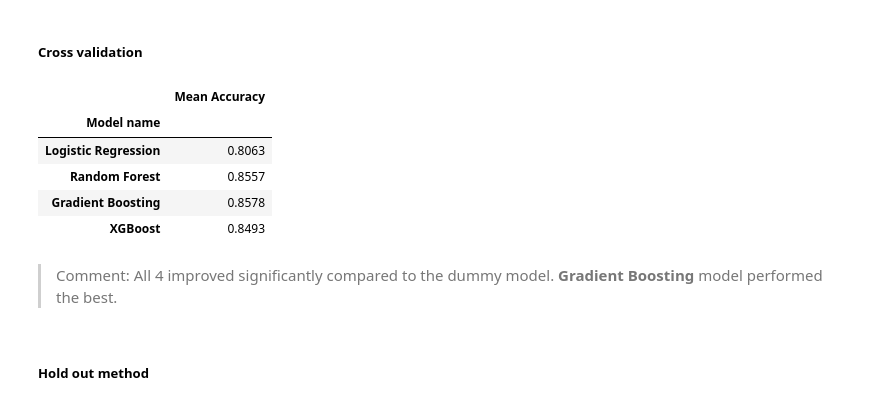
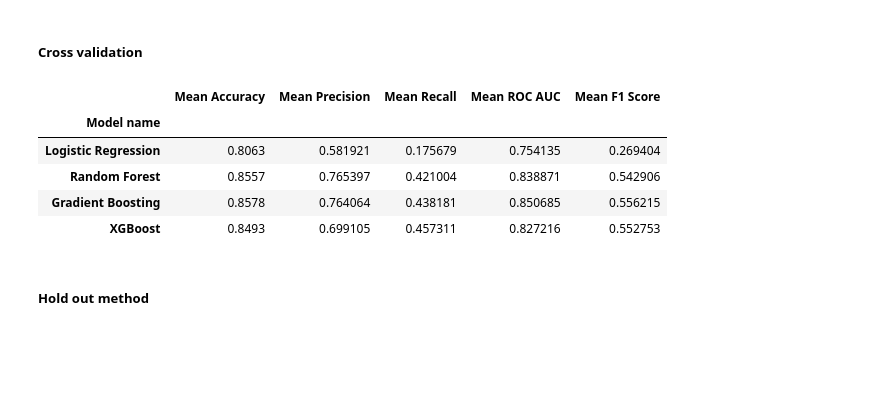
Before and after one commit to raydiwill/customers-churm-ml-app, a Jupyter notebook: notebook/build_model.ipynb, the cells around one changed output. Saved outputs shown, nothing was run; the diff lists cells and outputs as text; code cells hidden in the pictures; blank space fills up the shorter version.

```diff
--- a/notebook/build_model.ipynb
+++ b/notebook/build_model.ipynb
@@ -412,10 +411,12 @@ xgb_pipe = Pipeline(steps=[
     ('xgb_classifier', XGBClassifier())
 ])
 # %%
-logistic_cv = cross_val_score(logistic_reg_pipe, features, target, cv=5, scoring="accuracy")
-rf_cv = cross_val_score(random_forest_pipe, features, target, cv=5, scoring="accuracy")
-grb_cv = cross_val_score(gradient_boosting_pipe, features, target, cv=5, scoring="accuracy")
-xgb_cv = cross_val_score(xgb_pipe, features, target, cv=5, scoring="accuracy")
+scoring = ['accuracy', 'precision', 'recall', 'roc_auc', 'f1']
+
+logistic_cv = cross_validate(logistic_reg_pipe, features, target, cv=5, scoring=scoring)
+rf_cv = cross_validate(random_forest_pipe, features, target, cv=5, scoring=scoring)
+grb_cv = cross_validate(gradient_boosting_pipe, features, target, cv=5, scoring=scoring)
+xgb_cv = cross_validate(xgb_pipe, features, target, cv=5, scoring=scoring)
 # %% [markdown]
 #### Model evaluation
 # %% [markdown]
@@ -423,24 +424,31 @@ xgb_cv = cross_val_score(xgb_pipe, features, target, cv=5, scoring="accuracy")
 # %%
 names = ["Logistic Regression", "Random Forest", "Gradient Boosting", "XGBoost"]
 cv_scores = [logistic_cv, rf_cv, grb_cv, xgb_cv]
-mean_accs = [cv_scores.mean() for cv_scores in cv_scores]
+
+mean_accs = [np.mean(scores['test_accuracy']) for scores in cv_scores]
+mean_prec = [np.mean(scores['test_precision']) for scores in cv_scores]
+mean_recall = [np.mean(scores['test_recall']) for scores in cv_scores]
+mean_roc_aucs = [np.mean(scores['test_roc_auc']) for scores in cv_scores]
+mean_f1s = [np.mean(scores['test_f1']) for scores in cv_scores]
 
 result_df = pd.DataFrame({
         "Model name": names,
-        "Mean Accuracy": mean_accs
+        "Mean Accuracy": mean_accs,
+        "Mean Precision": mean_prec,
+        "Mean Recall": mean_recall,
+        "Mean ROC AUC": mean_roc_aucs,
+        "Mean F1 Score": mean_f1s
 })
 
 result_df.set_index("Model name", inplace=True)
 result_df
 # %% [output]
-|  | Mean Accuracy |
-| Model name |  |
-| Logistic Regression | 0.8063 |
-| Random Forest | 0.8557 |
-| Gradient Boosting | 0.8578 |
-| XGBoost | 0.8493 |
+|  | Mean Accuracy | Mean Precision | Mean Recall | Mean ROC AUC | Mean F1 Score |
+| Model name |  |  |  |  |  |
+| Logistic Regression | 0.8063 | 0.581921 | 0.175679 | 0.754135 | 0.269404 |
+| Random Forest | 0.8557 | 0.765397 | 0.421004 | 0.838871 | 0.542906 |
+| Gradient Boosting | 0.8578 | 0.764064 | 0.438181 | 0.850685 | 0.556215 |
+| XGBoost | 0.8493 | 0.699105 | 0.457311 | 0.827216 | 0.552753 |
-# %% [markdown]
-> Comment: All 4 improved significantly compared to the dummy model. **Gradient Boosting** model performed the best.
 # %% [markdown]
 ##### Hold out method
 # %% [markdown]
```
Also changed, not shown: parts of 1 cell of this notebook, 1 other file.
